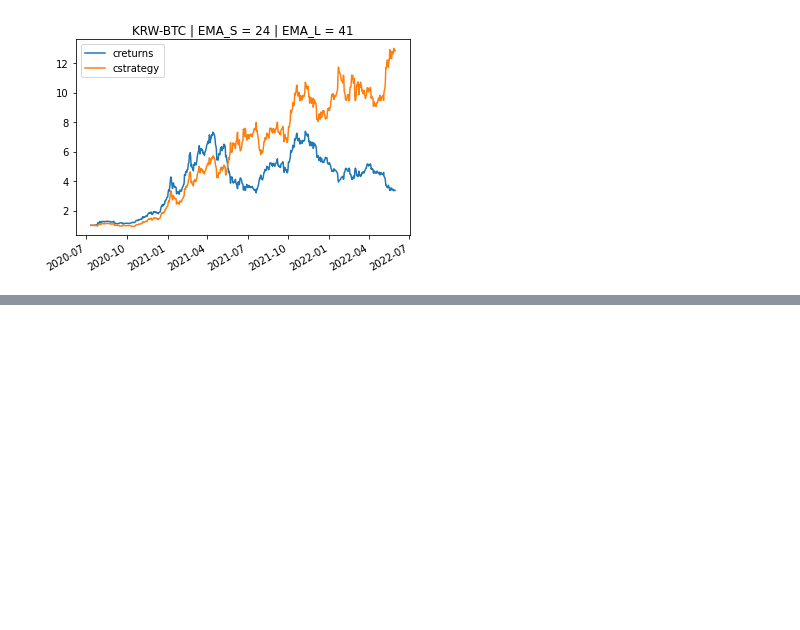
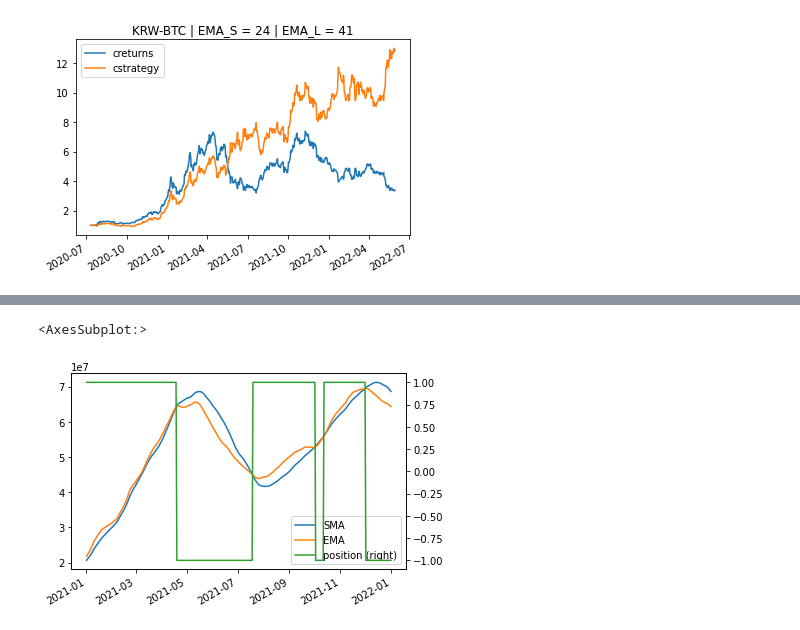
Before and after one commit to sajacaros/algo-trading, a Jupyter notebook: notebook/algo_trading_22_06_02.ipynb, the cells around one changed output, grey strips where cells are left out. Drawn from its saved outputs; the diff is of its cells as text; code cells hidden in the pictures; blank space fills up the shorter version.

```diff
--- a/notebook/algo_trading_22_06_02.ipynb
+++ b/notebook/algo_trading_22_06_02.ipynb
@@ -22,0 +47,5 @@ tester.plot_returns()
+# %%
+tester.results.loc["2021",["SMA","EMA","position"]].plot(secondary_y="position")
+# %% [output]
+<AxesSubplot:>
+[figure, added]
```
Also changed, not shown: parts of 7 cells of this notebook, 1 other file.
